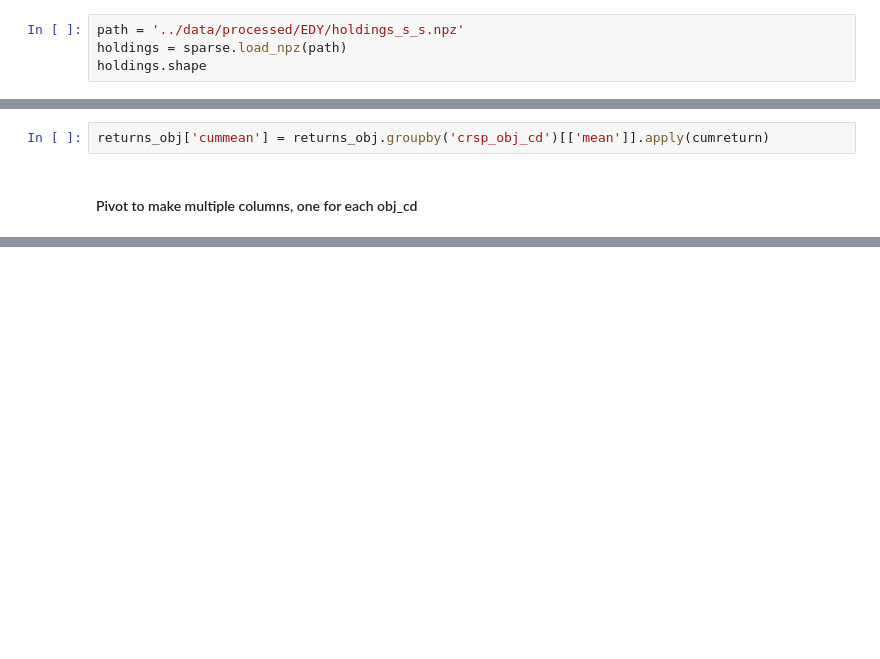
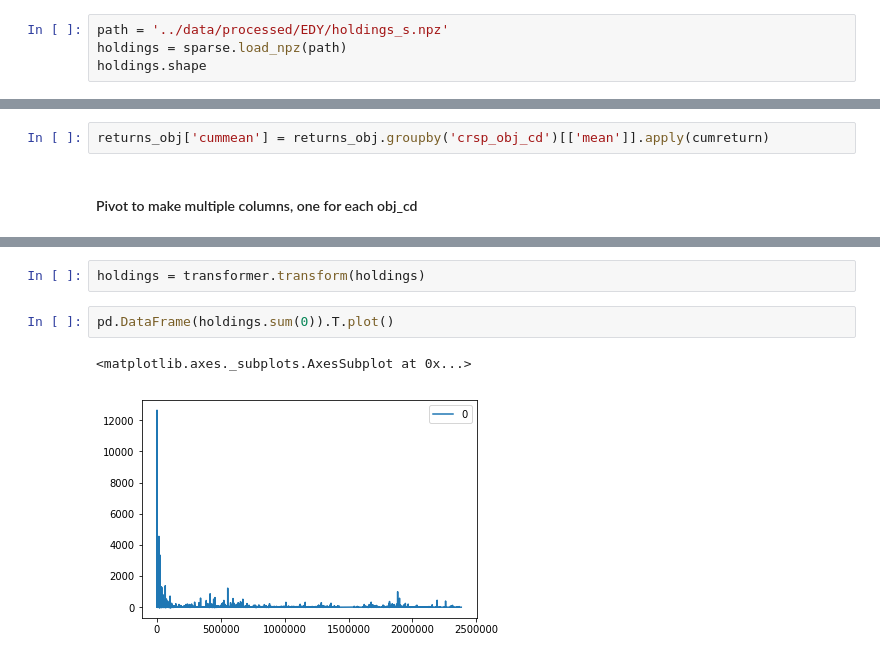
Before and after one commit to Amglex/Mutual-Funds, a Jupyter notebook: notebooks/05 - Mean return per Style.ipynb, the cells around one changed output, grey strips where cells are left out. Cells and saved outputs as stored; diff of their text form; blank space fills up the shorter version.

```diff
--- a/notebooks/05 - Mean return per Style.ipynb
+++ b/notebooks/05 - Mean return per Style.ipynb
@@ -29,5 +29,5 @@ summary.shape
 # %%
-path = '../data/processed/EDY/holdings_s_s.npz'
+path = '../data/processed/EDY/holdings_s.npz'
 holdings = sparse.load_npz(path)
 holdings.shape
 # %% [output]
@@ -126,0 +132,7 @@ returns_obj_n.plot(
+# %%
+holdings = transformer.transform(holdings)
+# %%
+pd.DataFrame(holdings.sum(0)).T.plot()
+# %% [output]
+<matplotlib.axes._subplots.AxesSubplot at 0x...>
+[figure, added]
```
Also changed, not shown: parts of 49 cells of this notebook.
